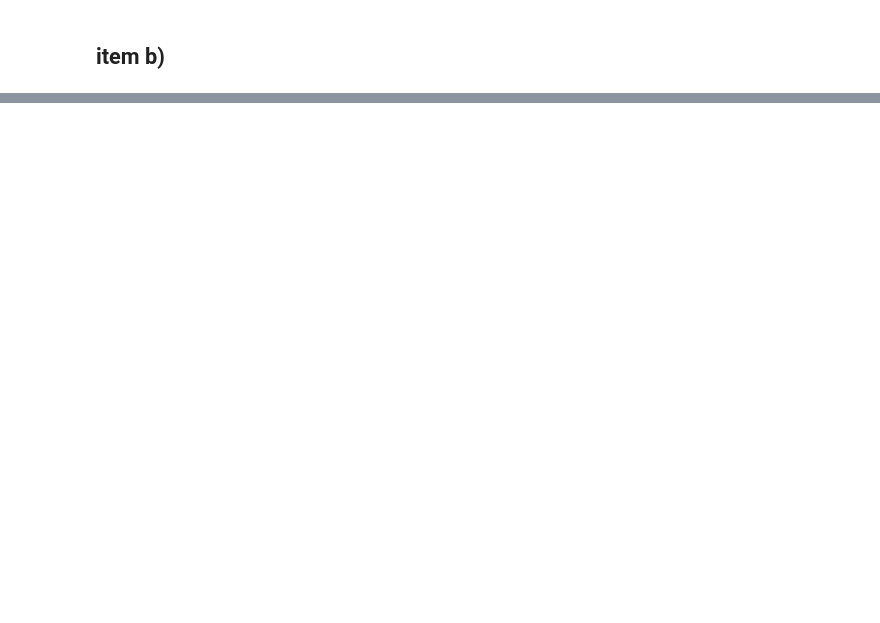
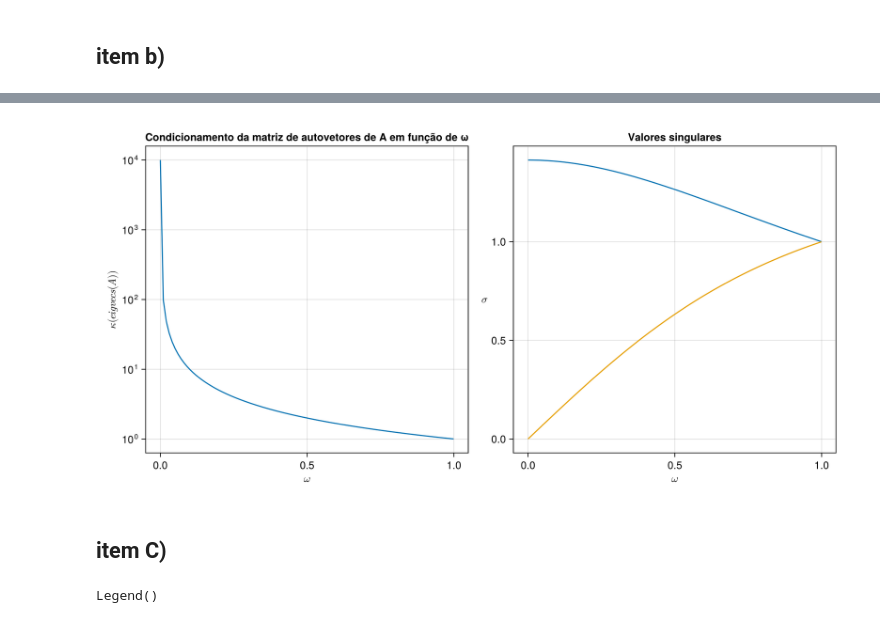
Before and after one commit to jhe-sua/projeto4-aln, a Jupyter notebook: projeto4.ipynb, the cells around one changed output, grey strips where cells are left out. Cells and saved outputs as stored; diff of their text form; code cells hidden in the pictures; blank space fills up the shorter version.

```diff
--- a/projeto4.ipynb
+++ b/projeto4.ipynb
@@ -153,0 +218,77 @@ first(svdvals(A(0.5)))
+# %%
+ωs = LinRange(0.0001, 0.999, 100)
+σs = svdvals.(eigvecs.(A.(ωs)))
+cond = getindex.(σs, 1) ./  getindex.(σs, 2)
+
+fig = Figure(
+    size = (1000, 500)
+)
+
+ax0 = Axis(
+    fig[1,1],
+    title ="Condicionamento da matriz de autovetores de A em função de ω",
+    xlabel= L"\omega",
+    ylabel= L"\kappa(eigvecs(A))",
+    yscale=log10
+)
+
+ax1 = Axis(
+    fig[1,2],
+    title="Valores singulares",
+    xlabel=L"\omega",
+    ylabel=L"\sigma",
+    ylabelrotation=0
+)
+
+lines!(ax0, ωs, cond)
+lines!(ax1, ωs, getindex.(σs, 1))
+lines!(ax1, ωs, getindex.(σs, 2))
+
+fig
+# %% [output]
+[figure, added]
+# %% [markdown]
+## item C)
+# %%
+ts = [1e10, 1e5, 1e1]
+ωs = LinRange(1e-16, 1, 1000)
+
+function exp_num(t, ω)
+    return [
+    cos(ω*t)     sin(ω*t)/ω
+   -ω*sin(ω*t)  cos(ω*t)
+]
+end
+
+function exp_ref(t, ω)
+    ωb = BigFloat(ω)
+    tb = BigFloat(t)
+    return exp_num(tb, ωb)
+end
+
+function relerr(A_til, A)
+    return norm(A_til - A) / norm(A)
+end
+
+fig = Figure()
+
+ax = Axis(
+    fig[1,1],
+    xlabel=L"\omega",
+    title="Erro relativo da exponencial de tA(ω)",
+    ylabel="Erro relativo",
+    yscale=log10
+)
+
+for t in ts
+    num = exp.(t * A.(ωs))
+    ref = exp_ref.(t, ωs)
+
+    err_rel = Float64.(relerr.(num, ref))
+
+    lines!(ax, ωs, err_rel, label ="t = $t")
+end
+
+Legend(fig[1, 2], ax)
+# %% [output]
+Legend()
```
Also changed, not shown: parts of 14 cells of this notebook.
